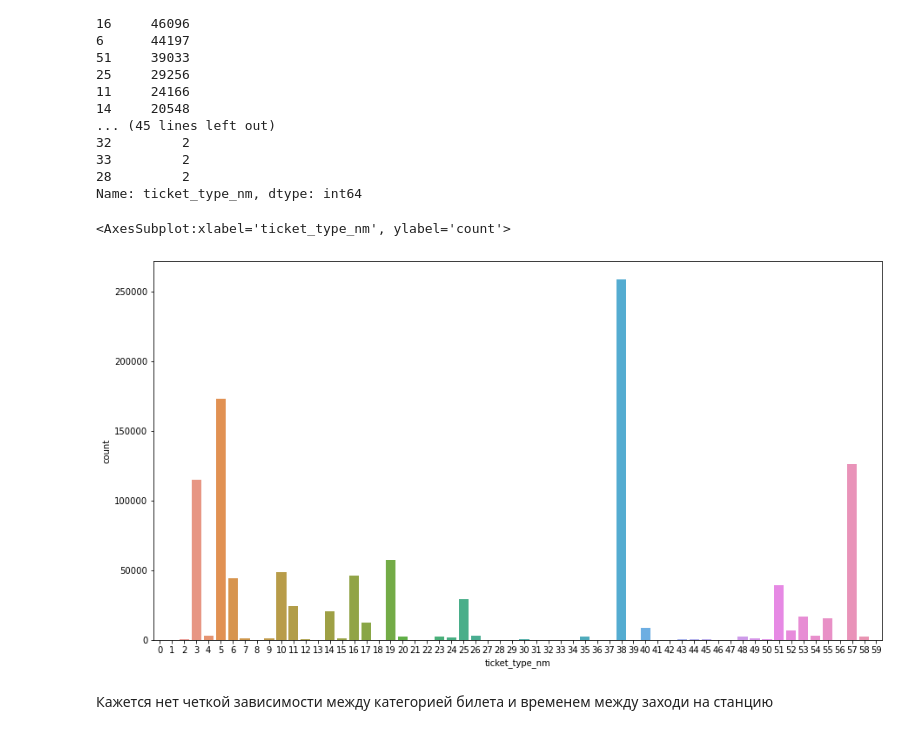
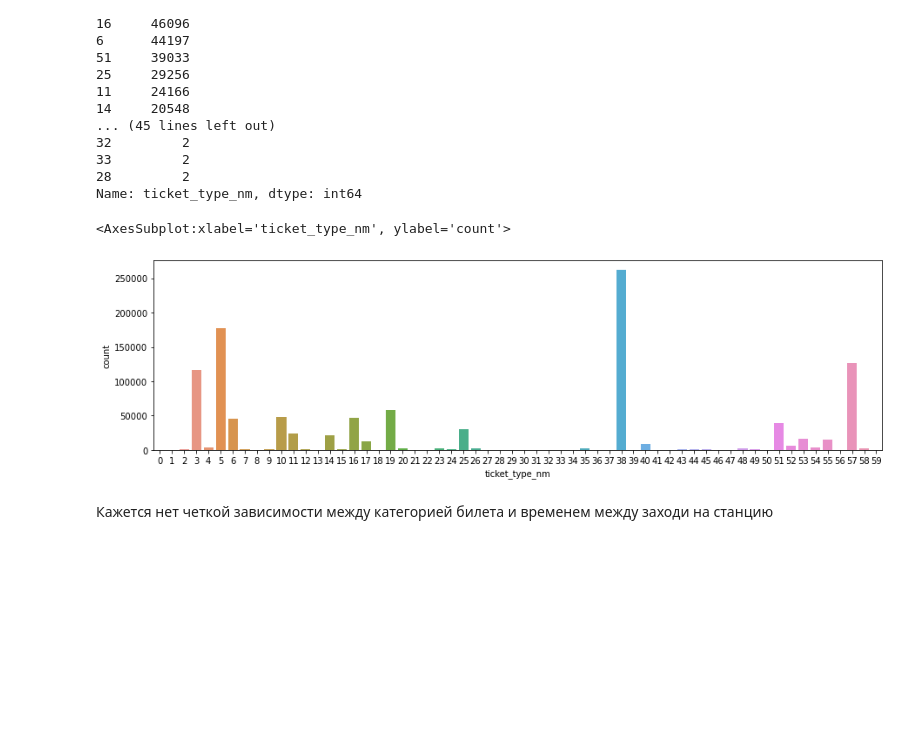
Before and after one commit to ivanlipko/ml_predict_moscow_metro, a Jupyter notebook: Метро_baseline.ipynb, the cells around one changed output. Cells and saved outputs as stored; diff of their text form; code cells hidden in the pictures; blank space fills up the shorter version.

```diff
--- a/Метро_baseline.ipynb
+++ b/Метро_baseline.ipynb
@@ -223,11 +338,11 @@ df["ticket_type_nm"].value_counts()
 28         2
 Name: ticket_type_nm, dtype: int64
 # %%
-plt.figure(figsize=(15,8))
+plt.figure(figsize=(15,4))
 sns.countplot(x = "ticket_type_nm" , data  = df)
 # %% [output]
 <AxesSubplot:xlabel='ticket_type_nm', ylabel='count'>
-[figure, old version]
+[figure, new version]
 # %% [markdown]
 Кажется нет четкой зависимости между категорией билета и временем между заходи на станцию
 # %%
```
Also changed, not shown: parts of 82 cells of this notebook.
